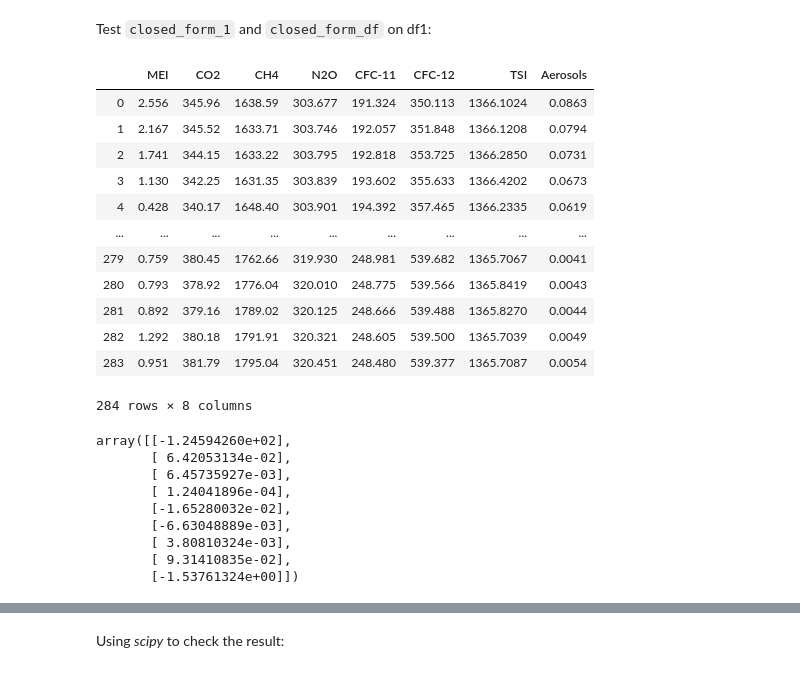
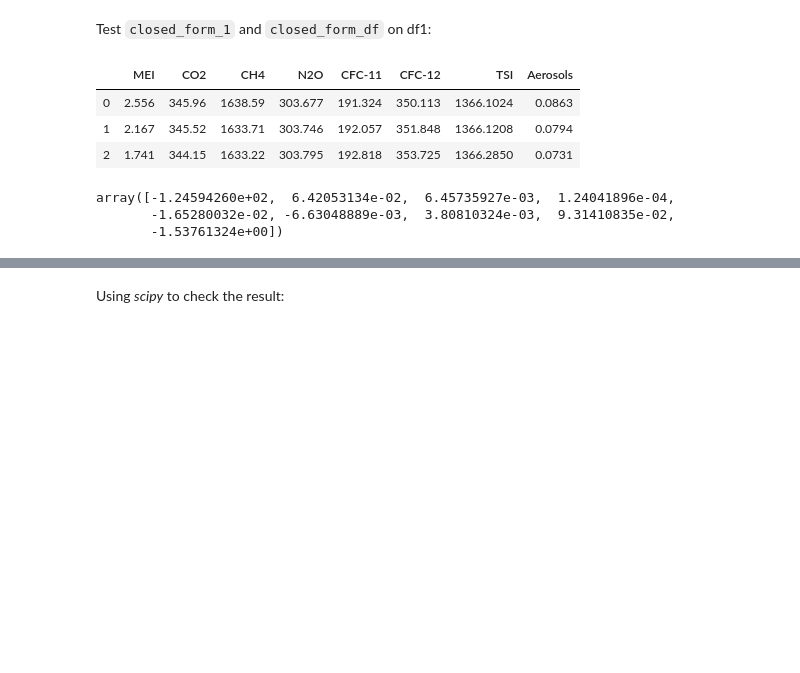
Before and after one commit to reycn/PHBS_BIGDATA_2019, a Jupyter notebook: Homework/Homework_2.ipynb, the cells around one changed output, grey strips where cells are left out. Cells and saved outputs as stored; diff of their text form; code cells hidden in the pictures; blank space fills up the shorter version.

```diff
--- a/Homework/Homework_2.ipynb
+++ b/Homework/Homework_2.ipynb
@@ -358,21 +358,12 @@ def closed_form_df(df: pd.core.frame.DataFrame, column: int = 8) -> np.matrix:
 # %% [markdown]
 Test `closed_form_1` and `closed_form_df` on df1:
 # %%
-df1_train.drop(df1_train.columns[8], axis=1)
+df1_train.drop(df1_train.columns[8], axis=1).head(3)
 # %% [output]
 |  | MEI | CO2 | CH4 | N2O | CFC-11 | CFC-12 | TSI | Aerosols |
 | 0 | 2.556 | 345.96 | 1638.59 | 303.677 | 191.324 | 350.113 | 1366.1024 | 0.0863 |
 | 1 | 2.167 | 345.52 | 1633.71 | 303.746 | 192.057 | 351.848 | 1366.1208 | 0.0794 |
 | 2 | 1.741 | 344.15 | 1633.22 | 303.795 | 192.818 | 353.725 | 1366.2850 | 0.0731 |
-| 3 | 1.130 | 342.25 | 1631.35 | 303.839 | 193.602 | 355.633 | 1366.4202 | 0.0673 |
-| 4 | 0.428 | 340.17 | 1648.40 | 303.901 | 194.392 | 357.465 | 1366.2335 | 0.0619 |
-| ... | ... | ... | ... | ... | ... | ... | ... | ... |
-| 279 | 0.759 | 380.45 | 1762.66 | 319.930 | 248.981 | 539.682 | 1365.7067 | 0.0041 |
-| 280 | 0.793 | 378.92 | 1776.04 | 320.010 | 248.775 | 539.566 | 1365.8419 | 0.0043 |
-| 281 | 0.892 | 379.16 | 1789.02 | 320.125 | 248.666 | 539.488 | 1365.8270 | 0.0044 |
-| 282 | 1.292 | 380.18 | 1791.91 | 320.321 | 248.605 | 539.500 | 1365.7039 | 0.0049 |
-| 283 | 0.951 | 381.79 | 1795.04 | 320.451 | 248.480 | 539.377 | 1365.7087 | 0.0054 |
-284 rows × 8 columns
 # %%
 # Given X, and y in numpy arrays
 X = df1_train.drop(df1_train.columns[8], axis=1).to_numpy() # X: the features
@@ -380,17 +371,11 @@ y = df1_train.iloc[:, [8]].to_numpy()                       # y: the results, lo
 X_test = df1_test.drop(df1_train.columns[8], axis=1).to_numpy()
 y_test = df1_test.iloc[:, [8]].to_numpy()
 theta = closed_form_1(X, y)
-theta
+theta.flatten()
 # %% [output]
-array([[-1.24594260e+02],
-       [ 6.42053134e-02],
-       [ 6.45735927e-03],
-       [ 1.24041896e-04],
-       [-1.65280032e-02],
-       [-6.63048889e-03],
-       [ 3.80810324e-03],
-       [ 9.31410835e-02],
-       [-1.53761324e+00]])
+array([-1.24594260e+02,  6.42053134e-02,  6.45735927e-03,  1.24041896e-04,
+       -1.65280032e-02, -6.63048889e-03,  3.80810324e-03,  9.31410835e-02,
+       -1.53761324e+00])
 # %%
 # Given a DataFrame
 theta = closed_form_df(df1_train).reshape((1,9))
```
Also changed, not shown: parts of 35 cells of this notebook, 7 other files.
